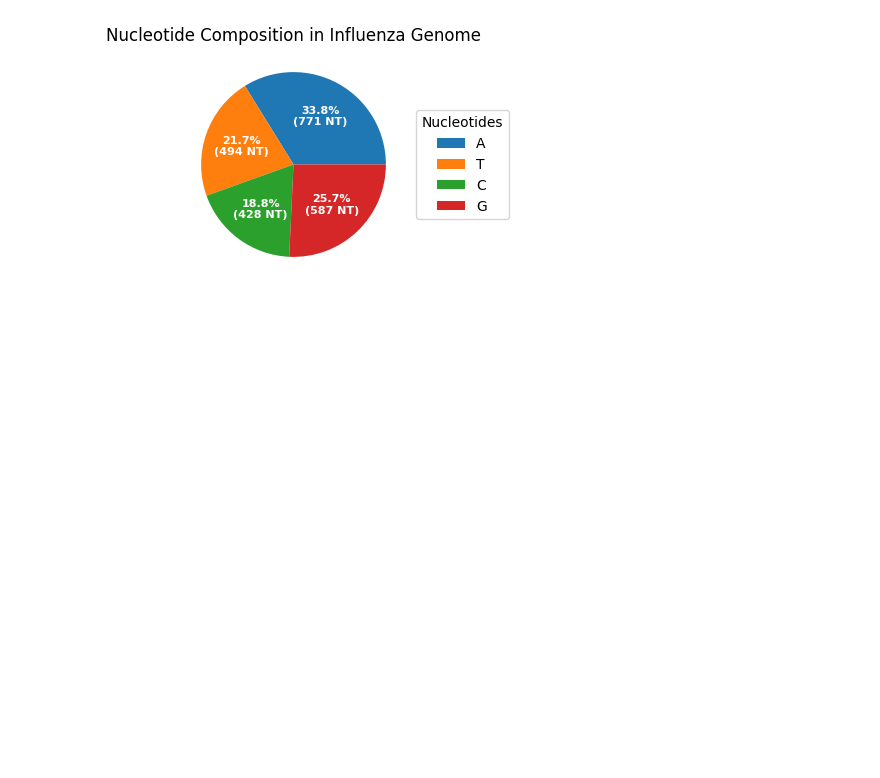
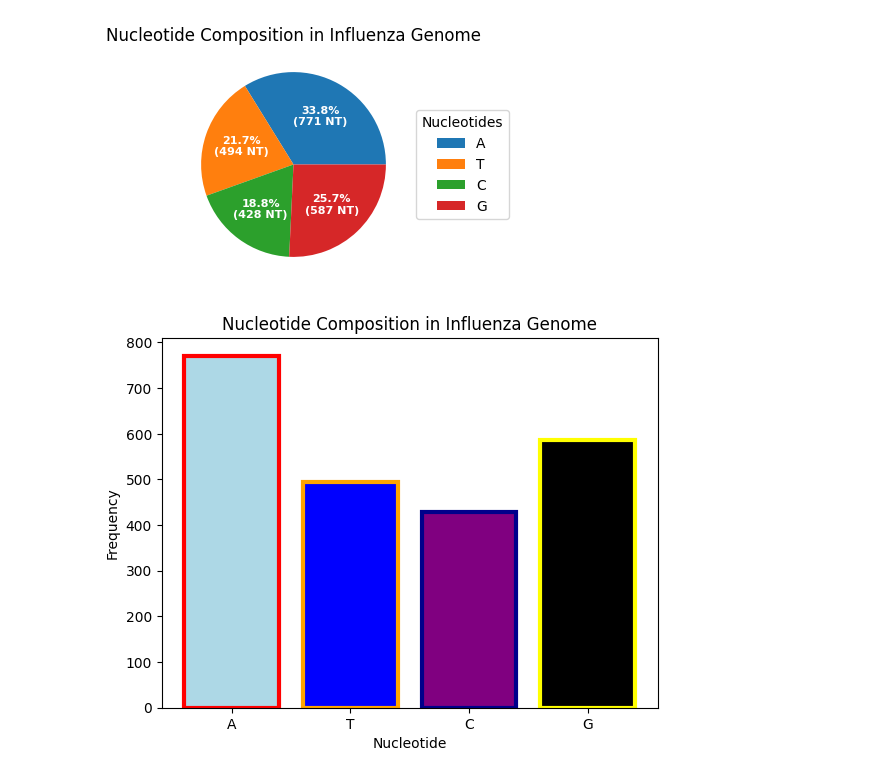
Before and after one commit to hashemi221022/Bioinformatics-Influenza_genome_analysis, a Jupyter notebook: Influenza_genome_analysis.ipynb, the cells around one changed output. Drawn from its saved outputs; the diff is of its cells as text; code cells hidden in the pictures; blank space fills up the shorter version.

Commit message:
Add Bar plot to show nucleotide composition

```diff
--- a/Influenza_genome_analysis.ipynb
+++ b/Influenza_genome_analysis.ipynb
@@ -279,3 +279,21 @@ ax.set_title("Nucleotide Composition in Influenza Genome")
 plt.show()
 # %% [output]
 [figure]
+# %%
+# Bar plot for visualization of Nucleotide Composition
+color = ['lightblue', 'blue', 'purple', 'black']
+edgecolor = ['red', 'orange', 'darkblue', 'yellow']
+
+# Create bars
+fig, ax = plt.subplots()
+ax.bar(count_nucleotides.keys(), count_nucleotides.values(),
+       color=color,
+       edgecolor=edgecolor,
+       linewidth=3)
+plt.xlabel('Nucleotide')
+plt.ylabel('Frequency')
+plt.title('Nucleotide Composition in Influenza Genome')
+# Show graph
+plt.show()
+# %% [output]
+[figure, added]
```
Also changed, not shown: parts of 1 cell of this notebook.
